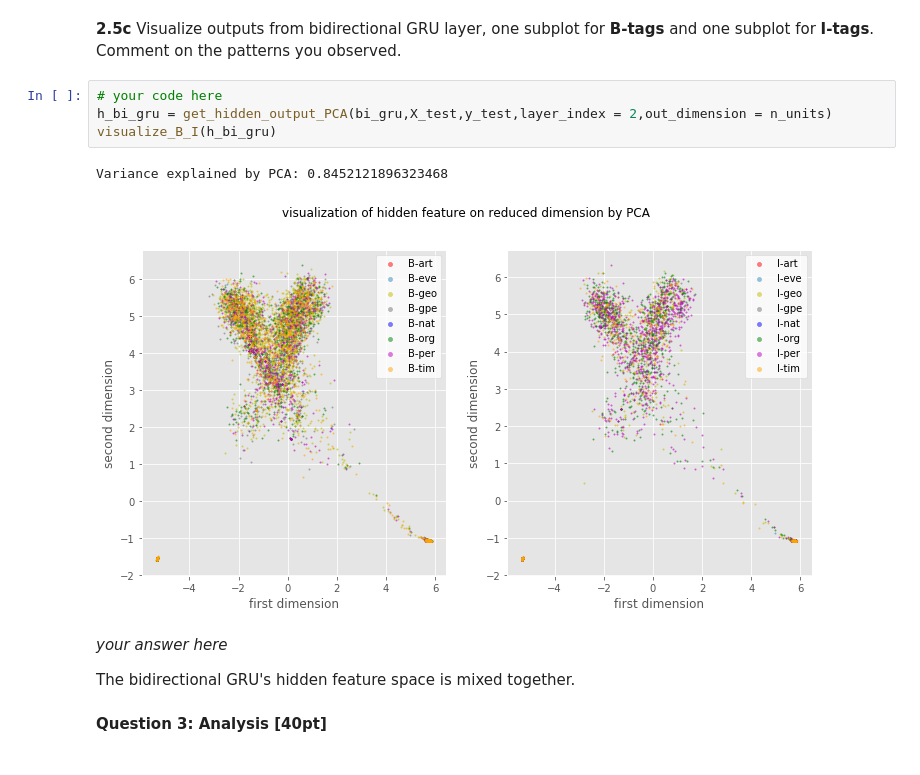
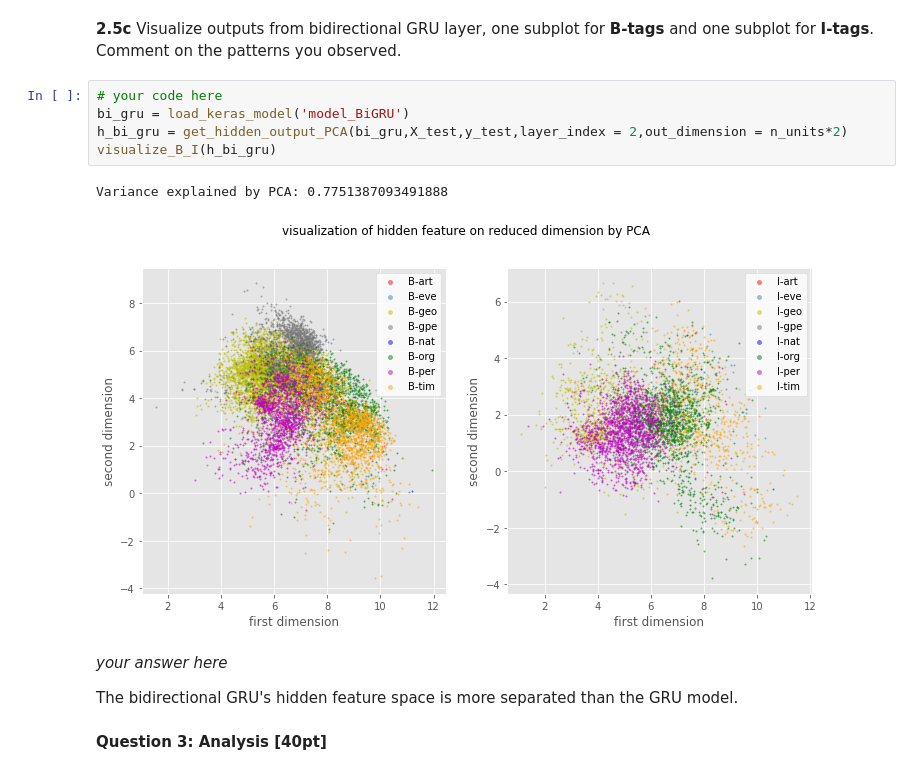
Before and after one commit to Ruby122/2020-CS109B, a Jupyter notebook: content/homeworks/hw06/cs109b_hw6.ipynb, the cells around one changed output. Cells and saved outputs as stored; diff of their text form.

```diff
--- a/content/homeworks/hw06/cs109b_hw6.ipynb
+++ b/content/homeworks/hw06/cs109b_hw6.ipynb
@@ -915,15 +912,16 @@ plot_training_history(history_bi_gru)
 **2.5c** Visualize outputs from bidirectional GRU layer, one subplot for **B-tags** and one subplot for **I-tags**. Comment on the patterns you observed.
 # %%
 # your code here
-h_bi_gru = get_hidden_output_PCA(bi_gru,X_test,y_test,layer_index = 2,out_dimension = n_units)
+bi_gru = load_keras_model('model_BiGRU')
+h_bi_gru = get_hidden_output_PCA(bi_gru,X_test,y_test,layer_index = 2,out_dimension = n_units*2)
 visualize_B_I(h_bi_gru)
 # %% [output]
-Variance explained by PCA: 0.8452121896323468
+Variance explained by PCA: 0.7751387093491888
-[figure, old version]
+[figure, new version]
 # %% [markdown]
 *your answer here*
 
-The bidirectional GRU's hidden feature space is mixed together.
+The bidirectional GRU's hidden feature space is more separated than the GRU model.
 # %% [markdown]
 <div class='exercise'><b> Question 3: Analysis [40pt]</b></div>
 # %% [markdown]
```
Also changed, not shown: parts of 9 cells of this notebook, 4 other files.
